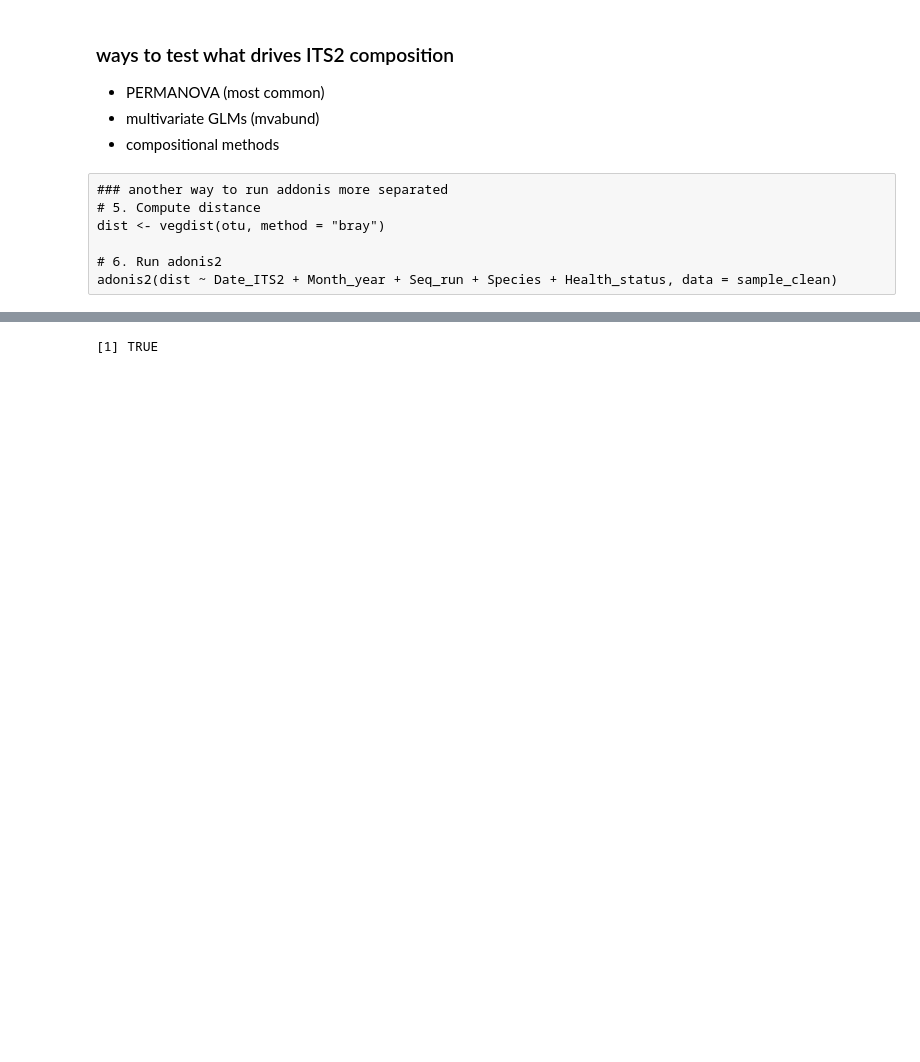
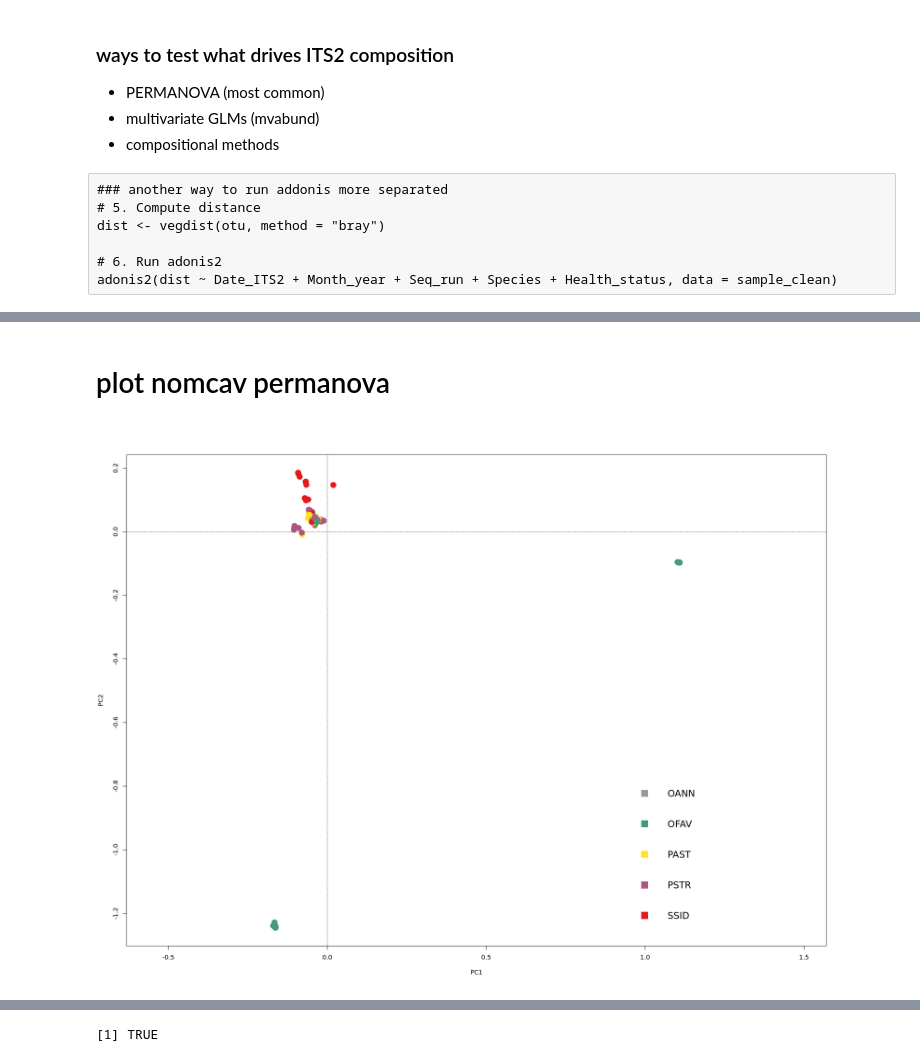
Before and after one commit to cdesouza02/BEL_16S_ITS2, a Jupyter notebook: BEL_ITS2_outputs/its2_ordination.ipynb, the cells around one changed output, grey strips where cells are left out. Cells and saved outputs as stored; diff of their text form; code cells hidden in the pictures; blank space fills up the shorter version.

```diff
--- a/BEL_ITS2_outputs/its2_ordination.ipynb
+++ b/BEL_ITS2_outputs/its2_ordination.ipynb
@@ -200,0 +245,2 @@ adonis2(dist ~ Date_ITS2 + Month_year + Seq_run + Species + Health_status, data
+# %%
+num_nomcav <- otu_nomcav
@@ -200,0 +257,3 @@ adonis2(dist ~ Date_ITS2 + Month_year + Seq_run + Species + Health_status, data
+# %%
+num_nomcav[, c("Health_status", "colony", "Date_ITS2", "Condition", "Species", "Month_year", "Seq_run", "Transect", "sample_uid")] <- list(NULL)
+head(num_nomcav)
@@ -200,0 +286,31 @@ adonis2(dist ~ Date_ITS2 + Month_year + Seq_run + Species + Health_status, data
+# %% [markdown]
+# plot nomcav permanova
+# %%
+# Hellinger distance, comparable to euclidean
+nomcav_ord <- decostand(num_nomcav, method = "hellinger")
+# %%
+#transforming MonthYear col from chr to factor
+otu_nomcav$Species <- factor(otu_nomcav$Species)
+# PCA via rda()
+pca_spec <- rda(nomcav_ord)
+#color points
+# Color vector
+col_spec <-colorRampPalette(brewer.pal(9, "Set1"))(6)
+# Generate a random set of colors
+    col_spec <- sample(col_spec, 6)
+cols <- col_spec[otu_nomcav$Species]
+
+#plot
+plot(pca_spec, type = "n", scaling = 2, display = "sites")
+
+points(pca_spec, display = "sites", scaling = 2,
+       pch = 19, col = cols, cex = 2)
+
+legend("bottomright",
+       legend = levels(otu_nomcav$Species),
+       bty = "n",
+       col = col_spec,
+       pch = 15,
+       cex = 1.5, pt.cex=2.5)
+# %% [output]
+[figure, added]
```
Also changed, not shown: parts of 25 cells of this notebook.
